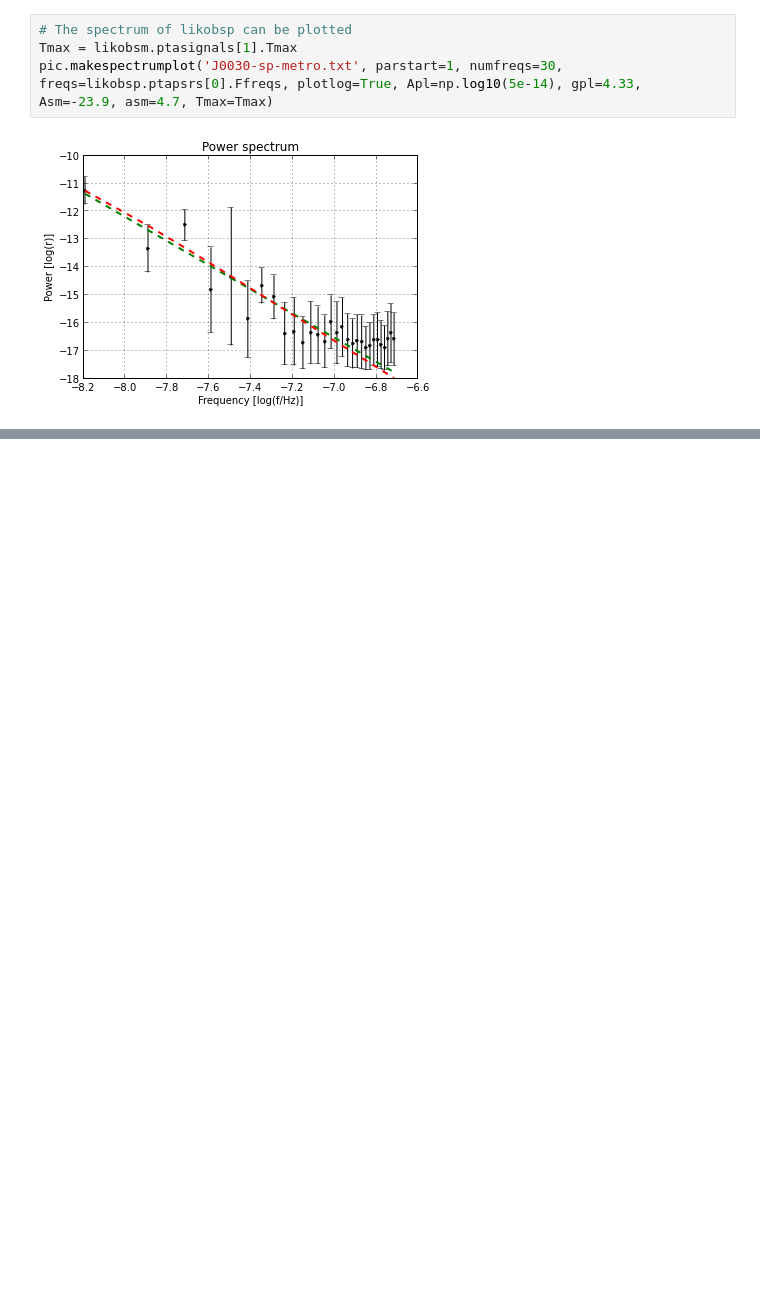
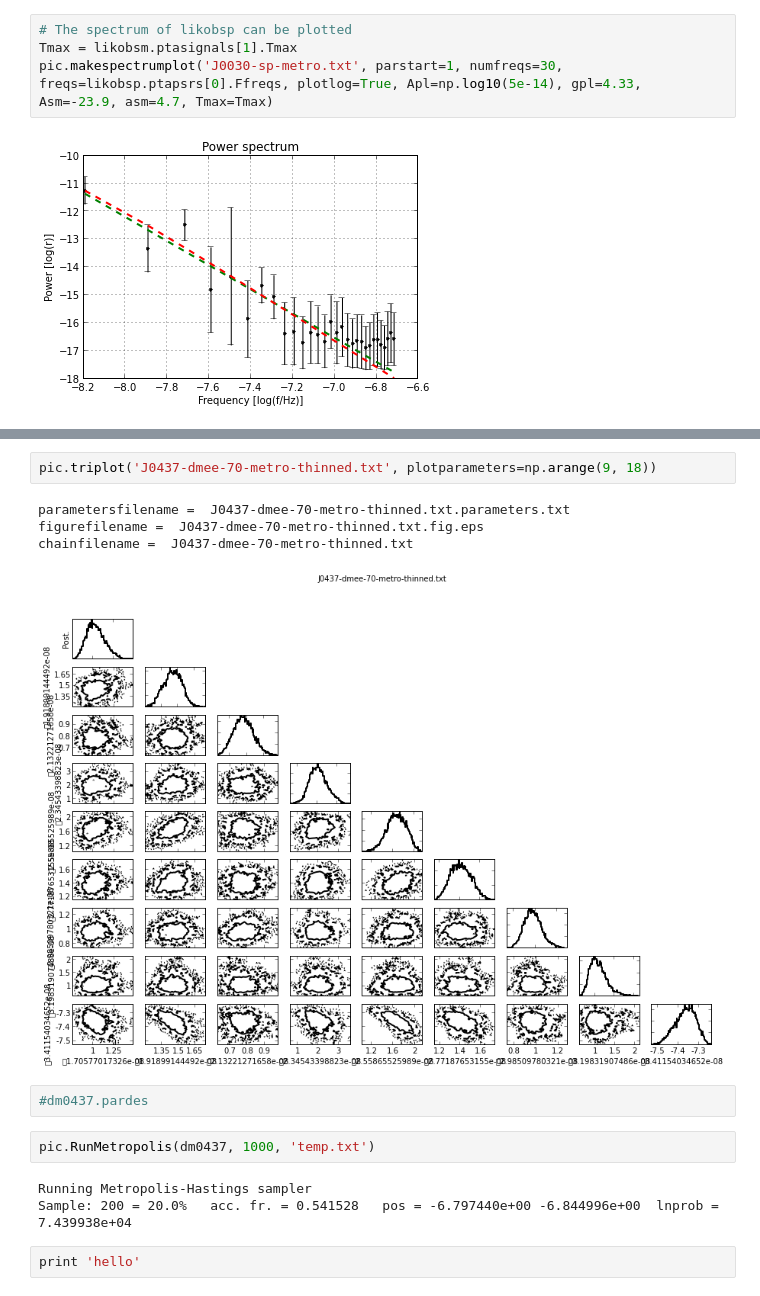
Before and after one commit to vhaasteren/piccard, a Jupyter notebook: piccard-demo.ipynb, the cells around one changed output, grey strips where cells are left out. Saved outputs shown, nothing was run; the diff lists cells and outputs as text; blank space fills up the shorter version.

```diff
--- a/piccard-demo.ipynb
+++ b/piccard-demo.ipynb
@@ -121,0 +152,16 @@ pic.makespectrumplot('J0030-sp-metro.txt', parstart=1, numfreqs=30, freqs=likobs
+# %%
+pic.triplot('J0437-dmee-70-metro-thinned.txt', plotparameters=np.arange(9, 18))
+# %% [output]
+parametersfilename =  J0437-dmee-70-metro-thinned.txt.parameters.txt
+figurefilename =  J0437-dmee-70-metro-thinned.txt.fig.eps
+chainfilename =  J0437-dmee-70-metro-thinned.txt
+[figure, added]
+# %%
+#dm0437.pardes
+# %%
+pic.RunMetropolis(dm0437, 1000, 'temp.txt')
+# %% [output]
+Running Metropolis-Hastings sampler
+Sample: 200 = 20.0%   acc. fr. = 0.541528   pos = -6.797440e+00 -6.844996e+00  lnprob = 7.439938e+04
+# %%
+print 'hello'
```
Also changed, not shown: parts of 10 cells of this notebook, 2 other files.
